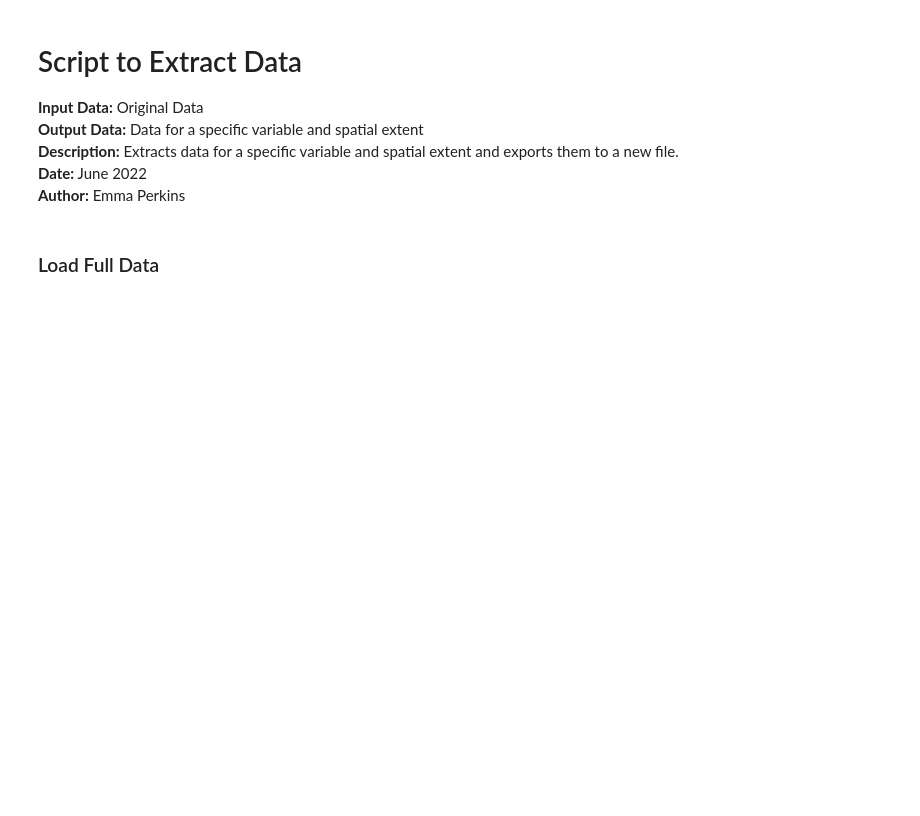
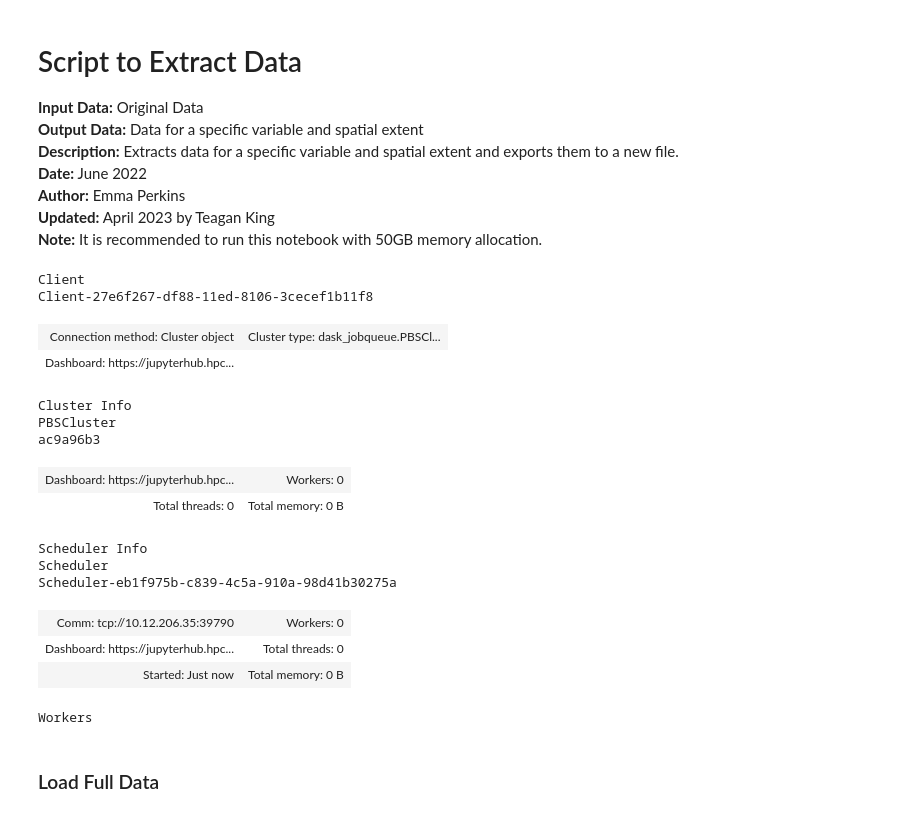
Before and after one commit to NNA-CPAD/CPAD_model_comparison, a Jupyter notebook: Script4DataExtraction.ipynb, the cells around one changed output. Cells and saved outputs as stored; diff of their text form; code cells hidden in the pictures; blank space fills up the shorter version.

Commit message:
dask optimization updates

```diff
--- a/Script4DataExtraction.ipynb
+++ b/Script4DataExtraction.ipynb
@@ -5,10 +5,69 @@
 **Description:** Extracts data for a specific variable and spatial extent and exports them to a new file.
 **Date:** June 2022
 **Author:** Emma Perkins
+**Updated:** April 2023 by Teagan King
+**Note:** It is recommended to run this notebook with 50GB memory allocation.
 # %%
 # import relevant packages
 import xarray as xr
 import glob
+# %%
+# parameters for dask optimization
+nworkers = 20
+chunk_time = 73
+chunk_lat = 100
+chunk_lon = 100
+nmem='30'
+# %%
+# Import dask
+import dask
+
+# Use dask jobqueue
+from dask_jobqueue import PBSCluster
+
+# Import a client
+from dask.distributed import Client
+
+# Setup your PBSCluster
+cluster = PBSCluster(
+    cores=1, # The number of cores you want
+    memory=nmem+'GiB', # Amount of memory
+    processes=1, # How many processes
+    queue='casper', # The type of queue to utilize (/glade/u/apps/dav/opt/usr/bin/execcasper)
+    local_directory='/glade/scratch/$USER/local_dask', # Use your local directory
+    resource_spec='select=1:ncpus=1:mem='+nmem+'GB', # Specify resources
+    account='P93300065', # Input your project ID here, previously this was known as 'project', now is 'account'
+    walltime='04:00:00', # Amount of wall time
+    interface='ib0', # Interface to use
+)
+
+# Scale up
+cluster.scale(nworkers)
+
+# Change your url to the dask dashboard so you can see it
+dask.config.set({'distributed.dashboard.link':'https://jupyterhub.hpc.ucar.edu/stable/user/{USER}/proxy/{port}/status'})
+
+# Setup your client
+client = Client(cluster)
+# %%
+client
+# %% [output]
+Client
+Client-27e6f267-df88-11ed-8106-3cecef1b11f8
+| Connection method: Cluster object | Cluster type: dask_jobqueue.PBSCl... |
+| Dashboard: https://jupyterhub.hpc... |  |
+Cluster Info
+PBSCluster
+ac9a96b3
+| Dashboard: https://jupyterhub.hpc... | Workers: 0 |
+| Total threads: 0 | Total memory: 0 B |
+Scheduler Info
+Scheduler
+Scheduler-eb1f975b-c839-4c5a-910a-98d41b30275a
+| Comm: tcp://10.12.206.35:39790 | Workers: 0 |
+| Dashboard: https://jupyterhub.hpc... | Total threads: 0 |
+| Started: Just now | Total memory: 0 B |
+Workers
 # %% [markdown]
 ### Load Full Data
 # %%
```
Also changed, not shown: parts of 7 cells of this notebook.
